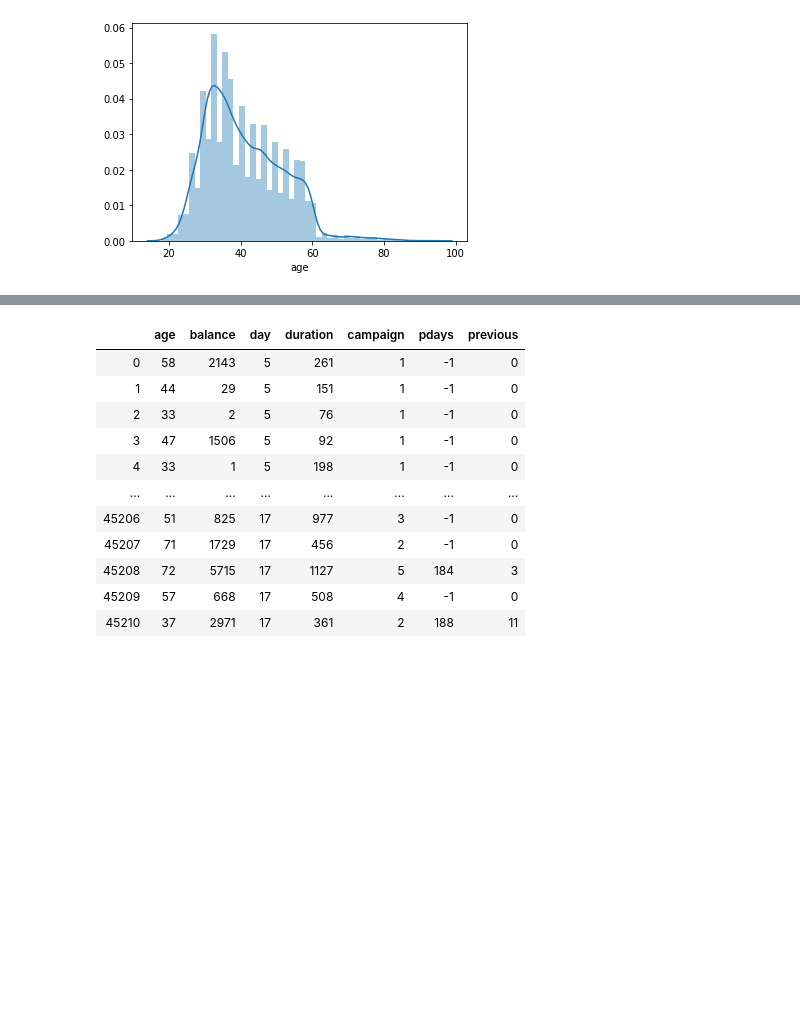
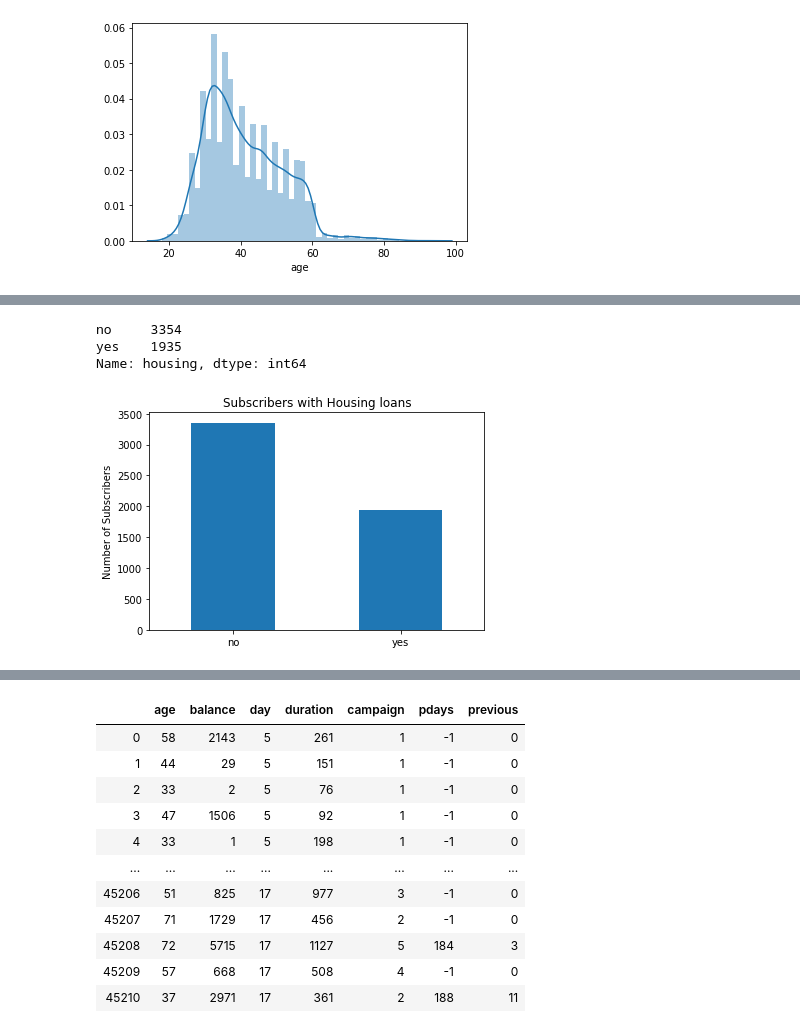
Before and after one commit to rhynos44/mod3_proj, a Jupyter notebook: project.ipynb, the cells around one changed output, grey strips where cells are left out. Cells and saved outputs as stored; diff of their text form; code cells hidden in the pictures; blank space fills up the shorter version.

```diff
--- a/project.ipynb
+++ b/project.ipynb
@@ -163,0 +169,13 @@ plt.scatter(df.age, df.Target)
+# %%
+house_target = df[df['Target'] == 'yes']['housing']
+house_target.value_counts().plot(kind='bar')
+
+plt.title('Subscribers with Housing loans')
+plt.ylabel('Number of Subscribers')
+plt.xticks(rotation=None)
+house_target.value_counts()
+# %% [output]
+no     3354
+yes    1935
+Name: housing, dtype: int64
+[figure, added]
```
Also changed, not shown: parts of 66 cells of this notebook, 1 other file.
